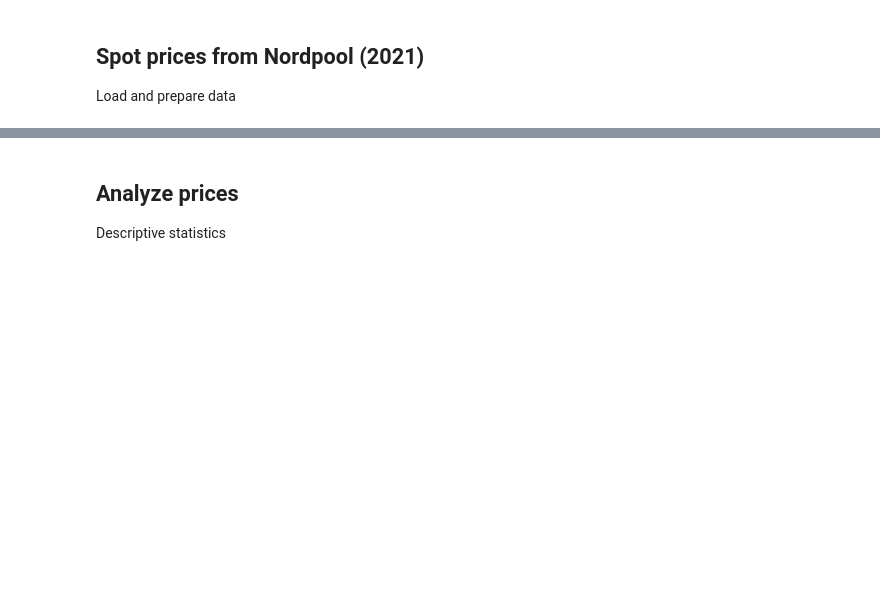
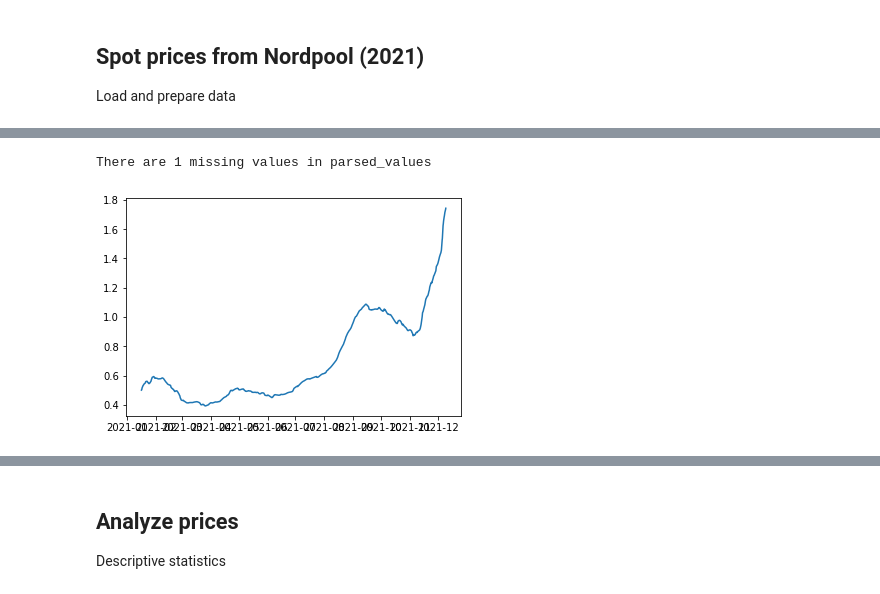
Before and after one commit to 4ug-aug/Otovo-OptimalControl, a Jupyter notebook: spot_price_lookup.ipynb, the cells around one changed output, grey strips where cells are left out. Cells and saved outputs as stored; diff of their text form; code cells hidden in the pictures; blank space fills up the shorter version.

```diff
--- a/spot_price_lookup.ipynb
+++ b/spot_price_lookup.ipynb
@@ -199,0 +87,16 @@ with open('data/hour_lookup_price_oslo_2021_houravg_dict.json', 'w') as fp:
+# %%
+# Load csv
+nordpool_df = pd.read_csv("data/nordpool_dump_2022-06-13.csv", sep=",")
+
+# Only get data for Oslo
+nordpool_df = nordpool_df[nordpool_df["Name"] == "Oslo"]
+# Convert from MWh to kWh
+nordpool_df["parsed_values"] = nordpool_df["parsed_values"]/1000
+# drop all columns except parsed_values and timestamp
+nordpool_df = nordpool_df[["parsed_values", "timestamp"]]
+nordpool_df.index = pd.to_datetime(nordpool_df['timestamp'], utc=True)
+
+# nordpool_df missing values
+print("There are", nordpool_df["parsed_values"].isnull().sum(), "missing values in parsed_values")
+# %% [output]
+There are 1 missing values in parsed_values
@@ -199,0 +128,7 @@ with open('data/hour_lookup_price_oslo_2021_houravg_dict.json', 'w') as fp:
+# %%
+# plot hour_lookup_price_dict
+plt.clf()
+plt.plot(moving_average(nordpool_df["parsed_values"],24*31))
+plt.show()
+# %% [output]
+[figure, added]
```
Also changed, not shown: parts of 28 cells of this notebook.
